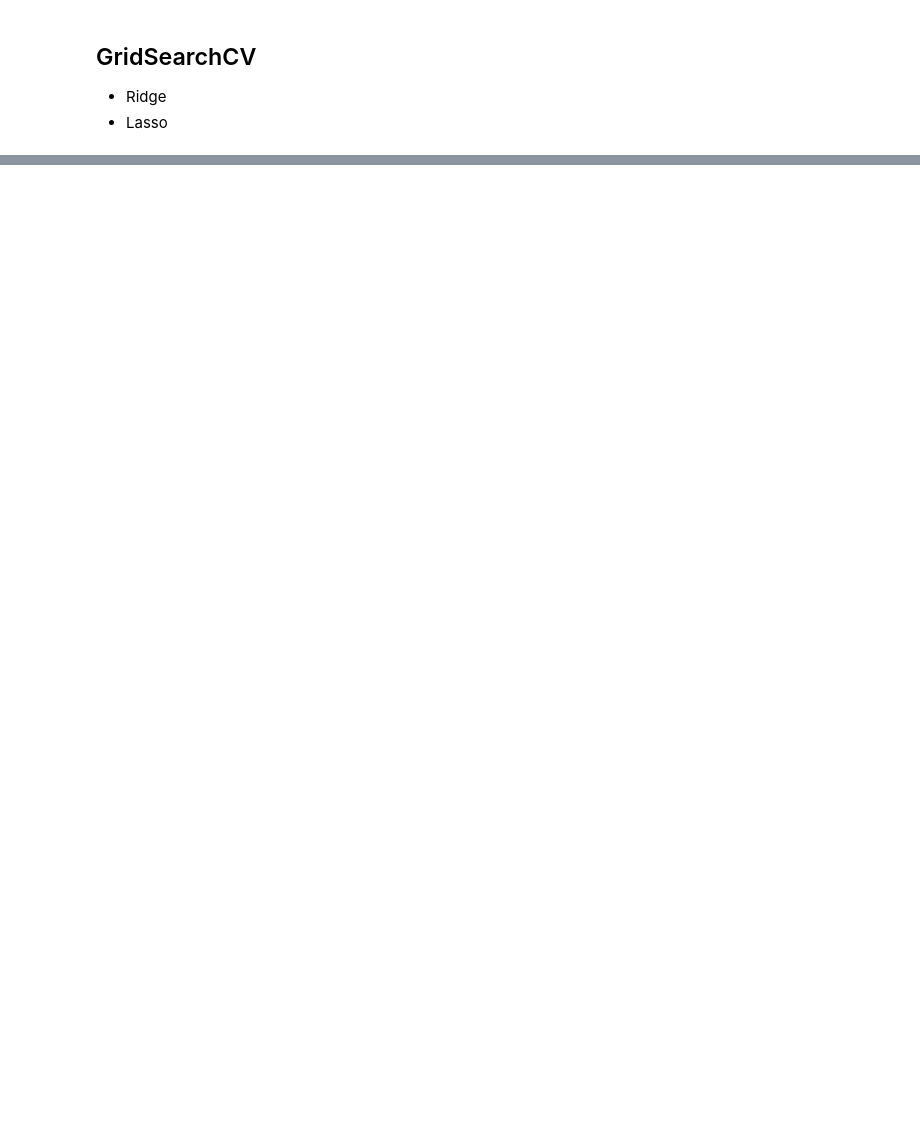
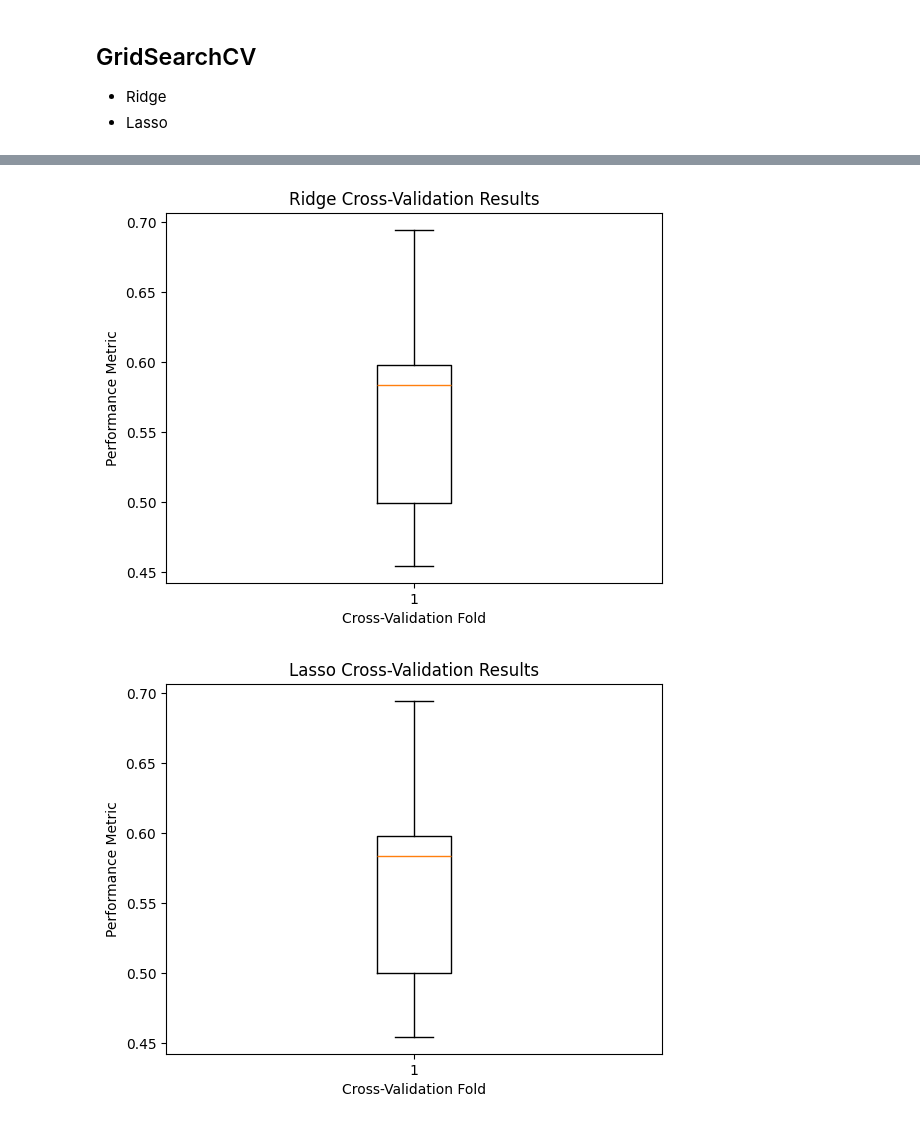
Before and after one commit to yazdanzv/ML_Project_no2, a Jupyter notebook: car_price_predictor.ipynb, the cells around one changed output, grey strips where cells are left out. Cells and saved outputs as stored; diff of their text form; code cells hidden in the pictures; blank space fills up the shorter version.

Commit message:
training finished

```diff
--- a/car_price_predictor.ipynb
+++ b/car_price_predictor.ipynb
@@ -374,8 +401,0 @@ df['PCA New Feature'] = pd.DataFrame(pca_np_array)
-# %%
-print(df)
-print(df.columns)
-temp = df['Price']
-del df['Price']
-df['Price'] = temp
-print(df)
-print(df.columns)
@@ -472,16 +448,19 @@ KeyboardInterrupt:
     <li>Lasso</li>
 </ul>
 # %%
+# Split train and test data
+X_train, X_test, y_train, y_test = train_test_split(X, y, test_size=0.2, random_state=42, stratify=df['rank'])
+
 # Create a parameter grid
 param_grid = {'alpha': [0.1, 1, 10]}
 
 # Create a GridSearchCV object for Ridge
 ridge_grid = GridSearchCV(Ridge(), param_grid, cv=5)
-ridge_grid.fit(X, y)
+ridge_grid.fit(X_train, y_train)
 
 # Create a GridSearchCV object for Lasso
 lasso_grid = GridSearchCV(Lasso(), param_grid, cv=5)
-lasso_grid.fit(X, y)
+lasso_grid.fit(X_train, y_train)
 
 # Print the best parameters and the best score for Ridge
 print("Best parameters for Ridge: ", ridge_grid.best_params_)
@@ -497,0 +502,8 @@ You can try to debug the error by setting error_score='raise'.
+# %%
+kf = KFold(n_splits=5, shuffle=True, random_state=42)
+ridge_results = cross_val_score(Ridge(), X_train, y_train, cv=kf, scoring='r2')
+print("Ridge Cross Validation Results : ")
+print(ridge_results)
+lasso_results = cross_val_score(Lasso(), X_train, y_train, cv=kf, scoring='r2')
+print("Lasso Cross Validation Results : ")
+print(lasso_results)
@@ -497,0 +521,17 @@ You can try to debug the error by setting error_score='raise'.
+# %%
+# Ridge box plot
+plt.boxplot(ridge_results)
+plt.title('Ridge Cross-Validation Results')
+plt.xlabel('Cross-Validation Fold')
+plt.ylabel('Performance Metric')
+plt.show()
+
+# Lasso box plot
+plt.boxplot(lasso_results)
+plt.title('Lasso Cross-Validation Results')
+plt.xlabel('Cross-Validation Fold')
+plt.ylabel('Performance Metric')
+plt.show()
+# %% [output]
+[figure, added]
+[figure, added]
```
Also changed, not shown: parts of 23 cells of this notebook.
